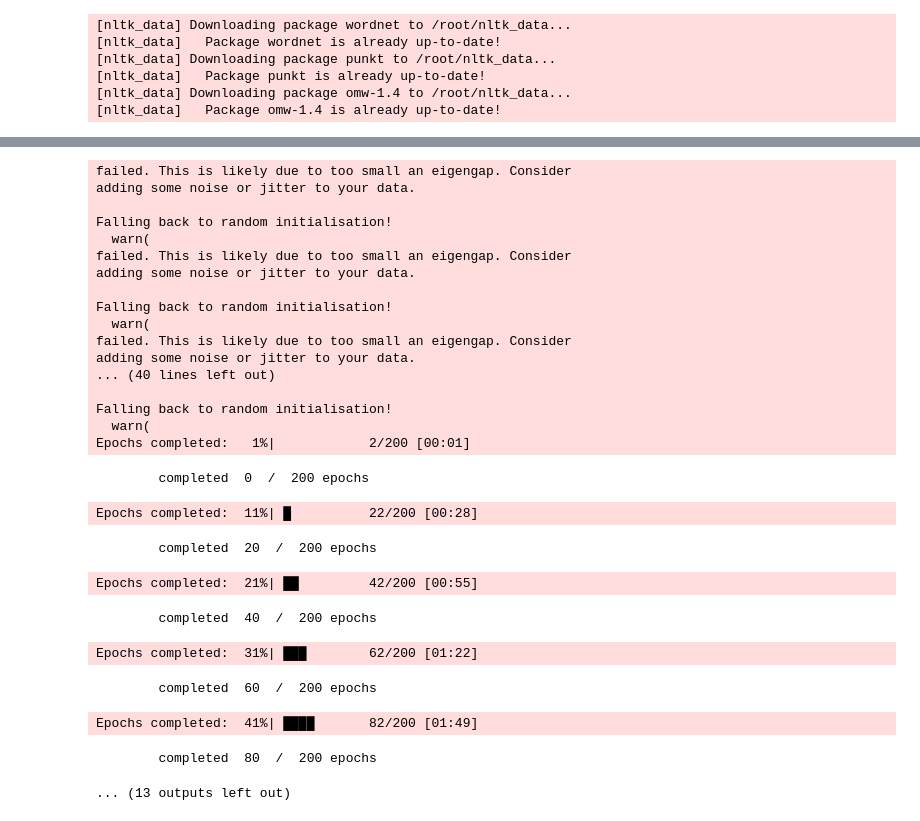
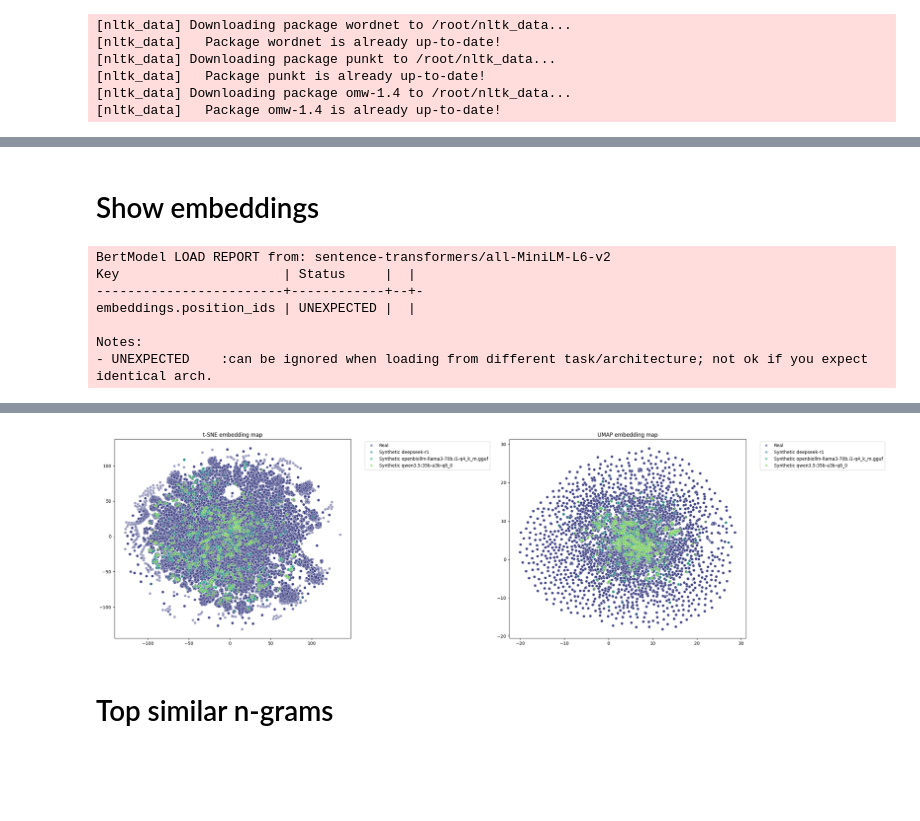
Before and after one commit to guillermoih/Alentar_Generation_LLM, a Jupyter notebook: Evaluate_DA.ipynb, the cells around one changed output, grey strips where cells are left out. Cells and saved outputs as stored; diff of their text form; code cells hidden in the pictures; blank space fills up the shorter version.

Commit message:
Different models tested

```diff
--- a/Evaluate_DA.ipynb
+++ b/Evaluate_DA.ipynb
@@ -94,3 +100,30 @@ df_results
+# %% [markdown]
+# Show embeddings
+# %%
+emb_model = SentenceTransformer('all-MiniLM-L6-v2')
+df_real = pd.read_csv('Informes-Urgencias/EJEI_nocod_Clasificator_2024_07_ 04. 4.fin.csv')
+real_reports = df_real['EJEIDiagnóstico'].values
+real_reports = [str(v) for v in real_reports]
+emb_real = emb_model.encode(real_reports)
+emb_da_dict = {}
+for model_name in ['deepseek-r1',
+                   'openbiollm-llama3-70b.i1-q4_k_m.gguf',
+                   'qwen3.5:35b-a3b-q8_0']:
+
+    # Load synthetic model data
+    df_da = pd.read_csv(f'llm_responses_{model_name}.csv', delimiter='|')
+    df_da = df_da[df_da['response']!='ERROR']
+    da_reports = df_da['response'].values
+    da_reports = [str(v) for v in da_reports]
+    emb_da_dict[model_name] = emb_model.encode(da_reports)
+# %% [output]
+BertModel LOAD REPORT from: sentence-transformers/all-MiniLM-L6-v2
+Key                     | Status     |  |
+------------------------+------------+--+-
+embeddings.position_ids | UNEXPECTED |  |
+
+Notes:
+- UNEXPECTED    :can be ignored when loading from different task/architecture; not ok if you expect identical arch.
 # %%
-show_embeddings(emb_real, emb_da)
+show_embeddings(emb_real, emb_da_dict)
 # %% [output]
@@ -124,30 +147,6 @@ Wed Mar 11 10:19:48 2026 Construct embedding
-failed. This is likely due to too small an eigengap. Consider
-adding some noise or jitter to your data.
-
-Falling back to random initialisation!
-  warn(
-failed. This is likely due to too small an eigengap. Consider
-adding some noise or jitter to your data.
-
-Falling back to random initialisation!
-  warn(
-failed. This is likely due to too small an eigengap. Consider
-adding some noise or jitter to your data.
-... (40 lines left out)
-
-Falling back to random initialisation!
-  warn(
-Epochs completed:   1%|            2/200 [00:01]
-        completed  0  /  200 epochs
-Epochs completed:  11%| █          22/200 [00:28]
-        completed  20  /  200 epochs
-Epochs completed:  21%| ██         42/200 [00:55]
-        completed  40  /  200 epochs
-Epochs completed:  31%| ███        62/200 [01:22]
-        completed  60  /  200 epochs
-Epochs completed:  41%| ████       82/200 [01:49]
-        completed  80  /  200 epochs
-... (13 outputs left out)
+[figure, added]
+# %% [markdown]
+# Top similar n-grams
 # %%
 n = 2
 top_real = get_top_ngrams(real_reports, n=n)
```
Also changed, not shown: parts of 16 cells of this notebook, 5 other files.
